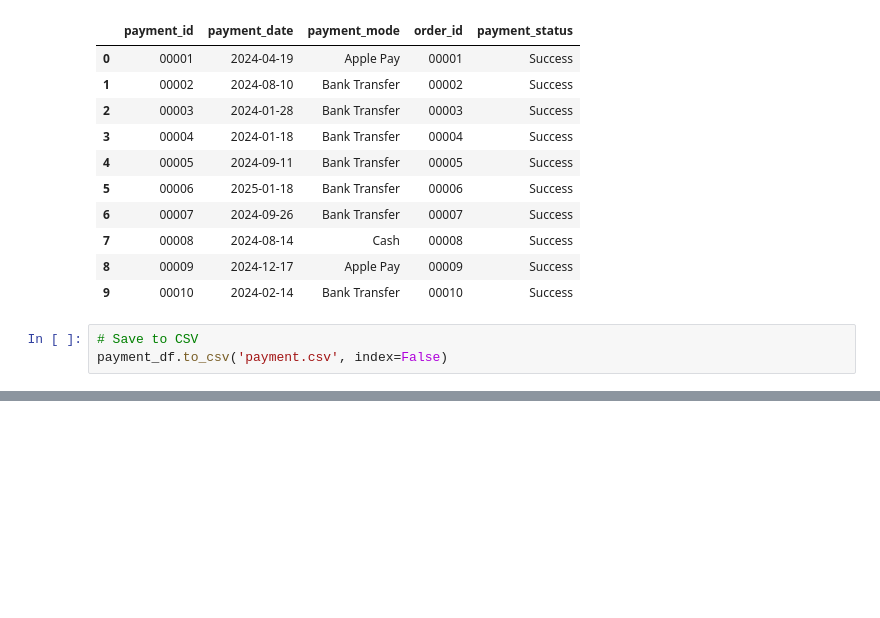
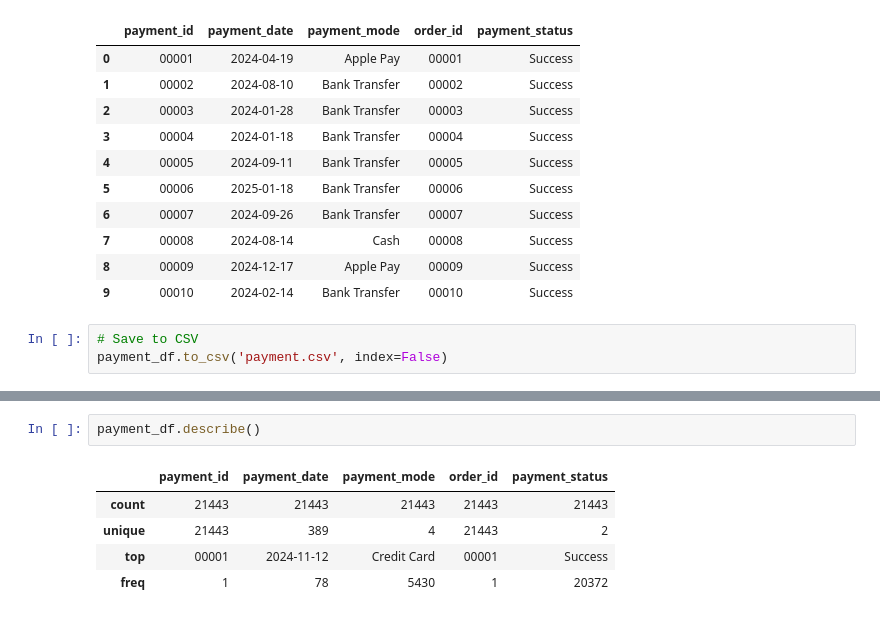
Before and after one commit to Taimalee/SQL_APPLE, a Jupyter notebook: main.ipynb, the cells around one changed output, grey strips where cells are left out. Drawn from its saved outputs; the diff is of its cells as text; blank space fills up the shorter version.

```diff
--- a/main.ipynb
+++ b/main.ipynb
@@ -397,0 +413,8 @@ payment_df.to_csv('payment.csv', index=False)
+# %%
+payment_df.describe()
+# %% [output]
+|  | payment_id | payment_date | payment_mode | order_id | payment_status |
+| count | 21443 | 21443 | 21443 | 21443 | 21443 |
+| unique | 21443 | 389 | 4 | 21443 | 2 |
+| top | 00001 | 2024-11-12 | Credit Card | 00001 | Success |
+| freq | 1 | 78 | 5430 | 1 | 20372 |
```
Also changed, not shown: parts of 1 cell of this notebook.
